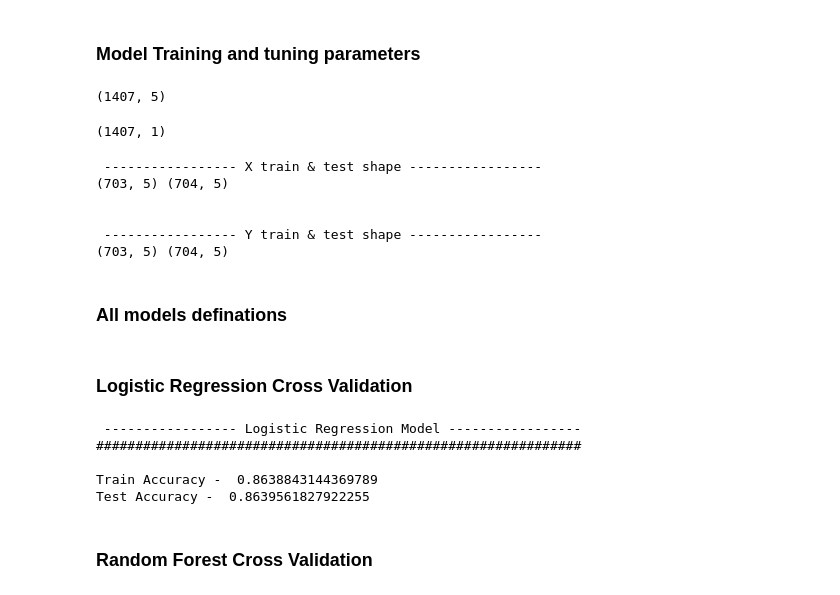
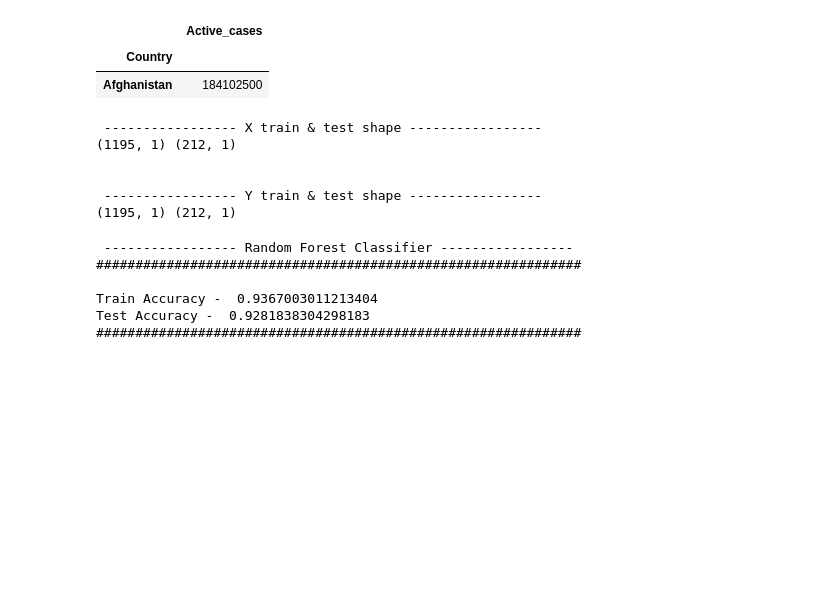
Before and after one commit to Coding-Err0r/Covid-19-FFT, a Jupyter notebook: covid.ipynb, the cells around one changed output. Drawn from its saved outputs; the diff is of its cells as text; code cells hidden in the pictures; blank space fills up the shorter version.

```diff
--- a/covid.ipynb
+++ b/covid.ipynb
@@ -60,3 +77,0 @@ dtype: int64
-# %%
-df['Current_death'] = df['New_cases'] - df['New_deaths']
-df.head()
@@ -102,17 +78,15 @@ plt.show()
-# %% [markdown]
-### Model Training and tuning parameters
-# %%
-X = np.array(au_case[['New_cases','New_deaths','Current_death','Cumulative_cases','Cumulative_deaths']])
-X.shape
-# %% [output]
-(1407, 5)
-# %%
-y = np.array(au_case[['Date_reported']])
-y.shape
-# %% [output]
-(1407, 1)
+# %%
+Total_Active_Cases = df.groupby("Country")['Active_cases'].sum().sort_values(ascending=False).to_frame()
+Total_Active_Cases.style.background_gradient(cmap="Reds")
+# %% [output]
+|  | Active_cases |
+| Country |  |
+| Afghanistan | 184102500 |
 # %%
-X_train , X_test , y_train, y_test = train_test_split(X,y, test_size=0.5 ,  random_state=42)
+X = np.array(df[['Date_reported']])
+y = np.array(df[['Active_cases']])
+
+X_train , X_test , y_train, y_test = train_test_split(X,y,test_size=0.15, random_state=123, stratify=df['Country'] )
 
 print ("\n\n ----------------- X train & test shape -----------------")
 print(X_train.shape , X_test.shape)
@@ -120,11 +94,9 @@ print ("\n\n ----------------- Y train & test shape -----------------")
 print(X_train.shape , X_test.shape)
 # %% [output]
  ----------------- X train & test shape -----------------
-(703, 5) (704, 5)
+(1195, 1) (212, 1)
 
 
  ----------------- Y train & test shape -----------------
-(703, 5) (704, 5)
+(1195, 1) (212, 1)
-# %% [markdown]
-### All models definations
 # %%
@@ -144,21 +106,20 @@ X_test = scaler.transform(X_test)
-# %% [markdown]
-### Logistic Regression Cross Validation
 # %%
-lr_model = LinearRegression()
-lr_model.fit(X_train , y_train)
-lr_scores = cross_val_score(lr_model, X_train, y_train , scoring="r2", cv=10)
-lr_predict = cross_val_predict(lr_model , X_test, y_test)
-lr_score_test = cross_val_score(lr_model , X_test , y_test , cv=10)
 
-print ("\n\n ----------------- Logistic Regression Model -----------------")
+lr_model_time_domain_model = LinearRegression()
+lr_model_time_domain_model.fit(X_train,  y_train.ravel())
+lr_model_time_domain_scores = cross_val_score(lr_model_time_domain_model, X_train, y_train.ravel() , scoring="r2")
+lr_model_time_domain_predict = cross_val_predict(lr_model_time_domain_model , X_test, y_test.ravel())
+lr_model_time_domain_score_test = cross_val_score(lr_model_time_domain_model , X_test , y_test.ravel(), scoring="r2")
+
+print ("\n\n ----------------- Random Forest Classifier -----------------")
 print ('##############################################################\n')
-print(f'Train Accuracy -  {np.mean(lr_scores)}')
-print(f'Test Accuracy -  {np.mean(lr_score_test)}')
+print(f'Train Accuracy -  {np.mean(lr_model_time_domain_scores)}')
+print(f'Test Accuracy -  {np.mean(lr_model_time_domain_score_test)}')
+print ('##############################################################\n')
 # %% [output]
- ----------------- Logistic Regression Model -----------------
+ ----------------- Random Forest Classifier -----------------
 ##############################################################
 
-Train Accuracy -  0.8638843144369789
-Test Accuracy -  0.8639561827922255
+Train Accuracy -  0.9367003011213404
+Test Accuracy -  0.9281838304298183
+##############################################################
-# %% [markdown]
-### Random Forest Cross Validation
```
Also changed, not shown: parts of 17 cells of this notebook, 2 other files.
